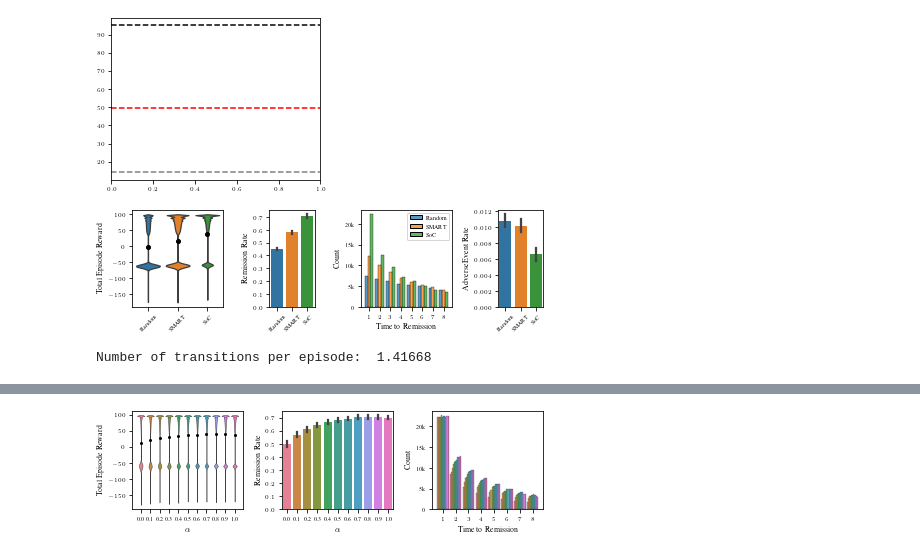
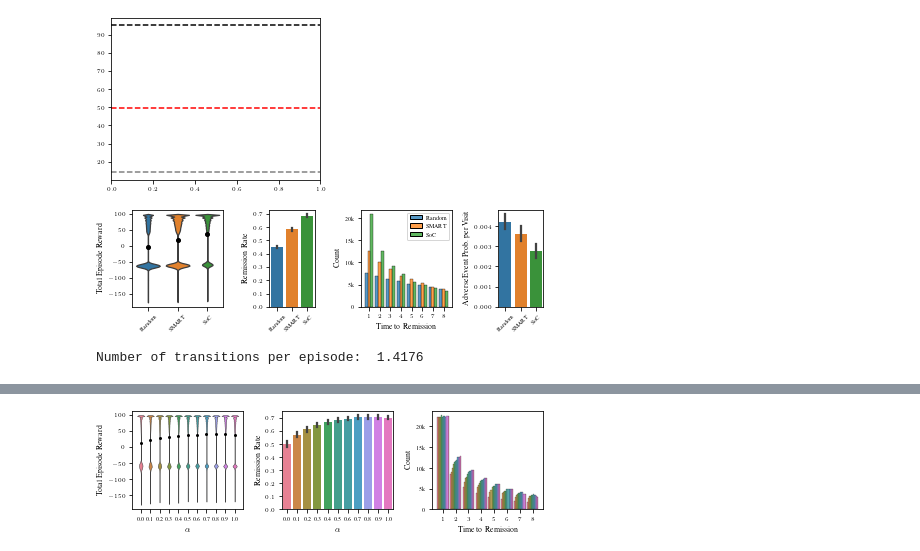
Before and after one commit to masonhargrave/EpiCare, a Jupyter notebook: figures/figures.ipynb, the cells around one changed output, grey strips where cells are left out. Drawn from its saved outputs; the diff is of its cells as text; code cells hidden in the pictures.

```diff
--- a/figures/figures.ipynb
+++ b/figures/figures.ipynb
@@ -173,7 +208,7 @@ all_adverse_rates = []
 num_steps = 0
 num_transitions = 0
 
-with tqdm(total=3 * num_episodes*num_seeds) as pbar:
+with tqdm(total=3 * num_episodes * num_seeds) as pbar:
     for seed in range(num_seeds):
         environment = EpiCare(seed=seed)
 
@@ -182,7 +217,7 @@ with tqdm(total=3 * num_episodes*num_seeds) as pbar:
         policies = {
             "Random": Random(environment),
             "SMART": ClinicalTrial(environment),
-            "SoC": StandardOfCare(environment, alpha=0.8),
+            "SoC": StandardOfCare(environment),
         }
 
         # Simulation loop
@@ -192,6 +227,7 @@ with tqdm(total=3 * num_episodes*num_seeds) as pbar:
                 total_reward, time_to_remission, steps, transitions = run_episode(
                     environment, policy, name, policy_stats, verbose=False
                 )
+                policy_stats[name]["adverse_event"][-1] /= steps
                 num_steps += steps
                 num_transitions += transitions
                 pbar.update()
@@ -262,32 +298,32 @@ axes[2].set_ylabel("Count")
 axes[2].yaxis
 axes[2].set_xlabel("Time to Remission")
 axes[2].set_xticks(range(1, environment.max_visits + 1))
 axes[2].axes.yaxis.set_major_formatter(lambda value, text: str(int(value/1000))+"k" if value > 0 else "0")
 
 # Plot 4: Adverse Event Rate
 sns.barplot(data=agg_adverse_rates, ax=axes[3])
 axes[3].set_ylabel("Adverse Event Rate")
 
 # Fine-tuning the aesthetics for publication quality
 for ax in axes:
     if ax != axes[2]:
         ax.tick_params(axis="x", labelrotation=45)
     ax.tick_params(axis="both", which="major")
     if ax == axes[1]:
         ax.set_ylim(bottom=0)
 
 # Adjusting the layout to prevent overlap
 plt.tight_layout()
 
 plt.savefig("compare_policies.pdf")
 
 # Display plots
 plt.show()
 
 print(
     "Number of transitions per episode: ",
     num_transitions / (num_episodes * num_seeds * 3),
 )
 # %% [output]
-[figure, old version]
+[figure, new version]
-Number of transitions per episode:  1.41668
+Number of transitions per episode:  1.4176
```
Also changed, not shown: parts of 4 cells of this notebook, 1 other file.
